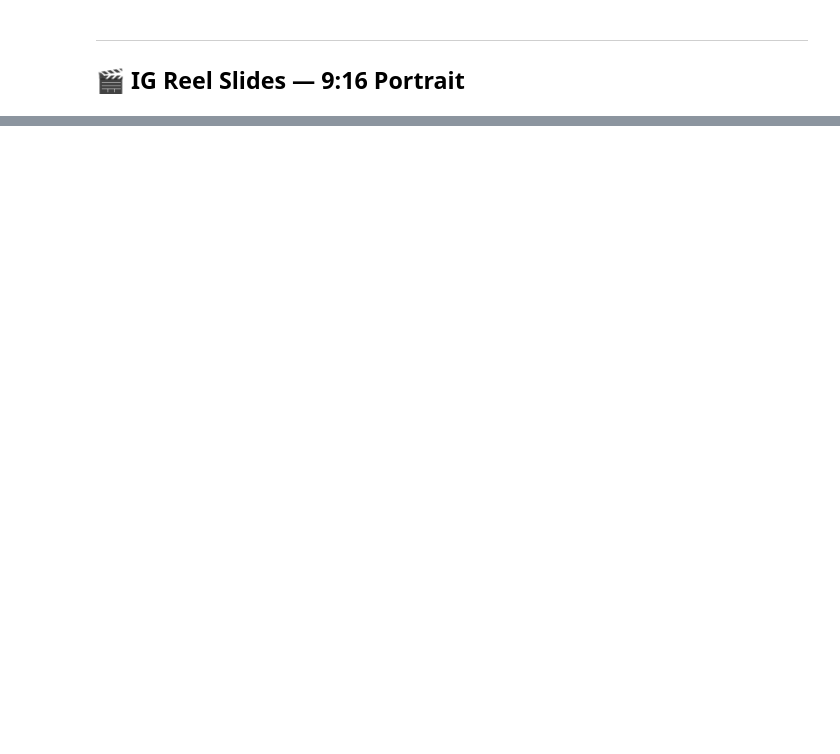
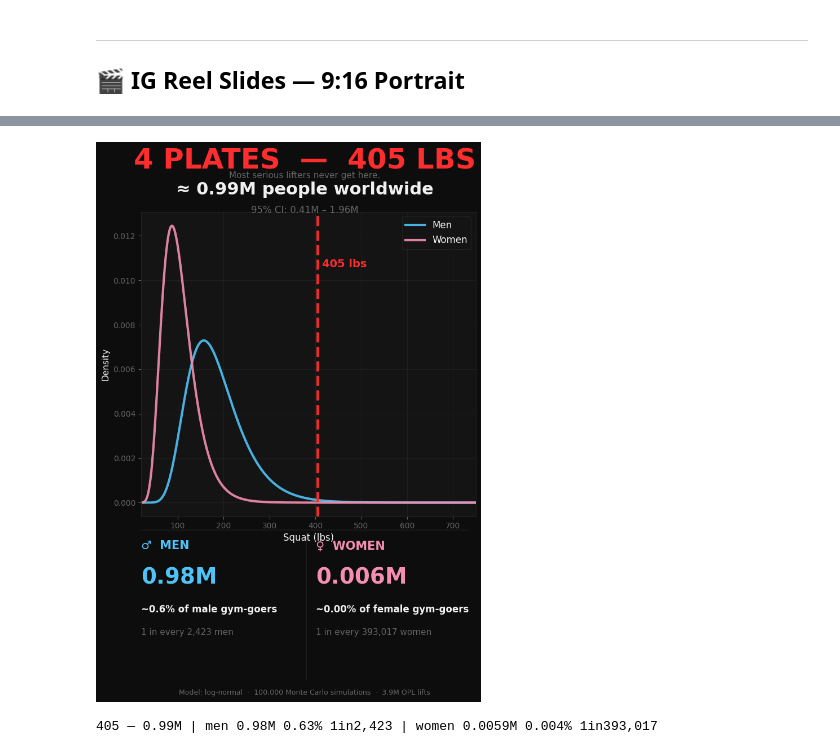
Before and after one commit to Burgeoned/squaaaat, a Jupyter notebook: squat_world_model.ipynb, the cells around one changed output, grey strips where cells are left out. Saved outputs shown, nothing was run; the diff lists cells and outputs as text; code cells hidden in the pictures; blank space fills up the shorter version.

```diff
--- a/squat_world_model.ipynb
+++ b/squat_world_model.ipynb
@@ -837,14 +868,17 @@ print(f'315 — {med:.2f}M | men {vm:.2f}M {pgm:.1f}% 1in{ixm:,} | women {vf:.3f
 # %%
-# ── Slide 02 — 405 lbs ───────────────────────────────────────────────────────
+# Slide 02 - 405 lbs
 fig = _reel_fig()
-fig.text(0.5, 0.985, '4 PLATES  —  405 LBS', ha='center', va='top',
+fig.text(0.5, SZR - 0.01, '4 PLATES  -  405 LBS', ha='center', va='top',
          color=C405, fontsize=36, fontweight='black')
-fig.text(0.5, 0.950, 'Most serious lifters never get here.',
+fig.text(0.5, 0.857, 'Most serious lifters never get here.',
          ha='center', va='top', color=GRAY, fontsize=11)
 
 med, vm, vf, pgm, pgf, ixm, ixf = draw_reveal_chart(405, C405, fig)
 
 plt.savefig('reel_02_405.png', dpi=REEL_DPI, bbox_inches='tight', facecolor=BG)
 plt.show()
-print(f'405 — {med:.2f}M | men {vm:.2f}M {pgm:.2f}% 1in{ixm:,} | women {vf:.4f}M {pgf:.3f}% 1in{ixf:,}')
+print(f'405 - {med:.2f}M | men {vm:.2f}M {pgm:.2f}% 1in{ixm:,} | women {vf:.4f}M {pgf:.3f}% 1in{ixf:,}')
+# %% [output]
+[figure, added]
+405 — 0.99M | men 0.98M 0.63% 1in2,423 | women 0.0059M 0.004% 1in393,017
 # %%
```
Also changed, not shown: parts of 23 cells of this notebook.
